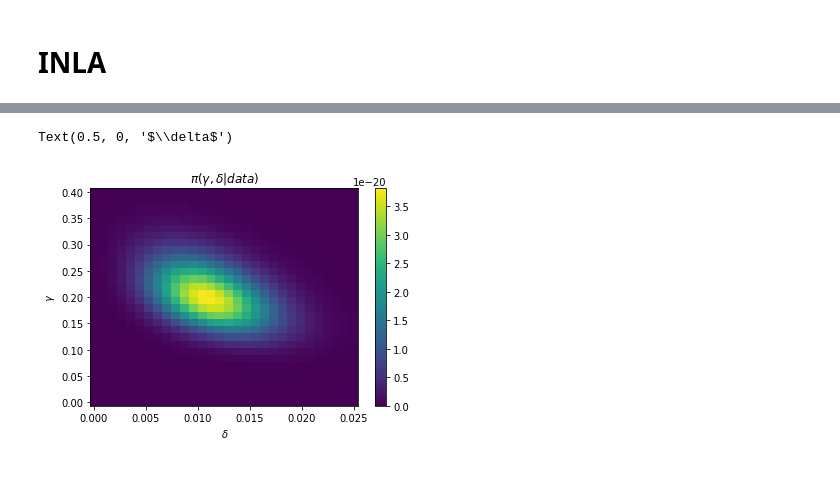
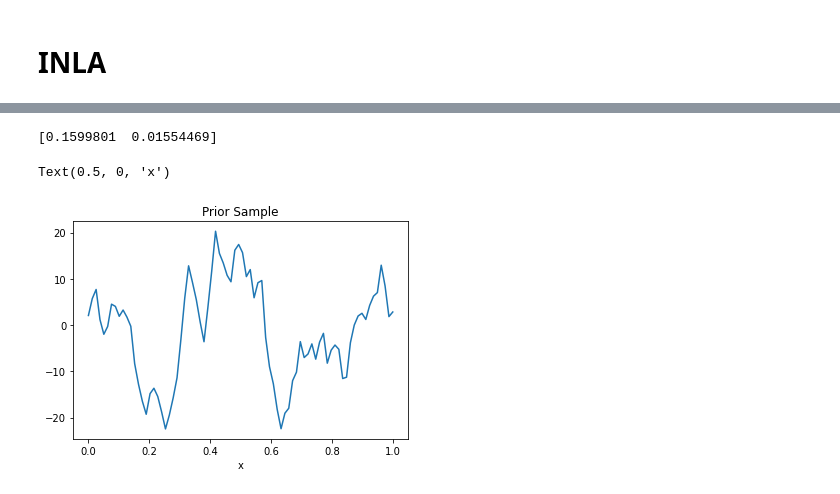
Before and after one commit to soniareilly/PDE_INLA, a Jupyter notebook: 1D_example_two_parameters_INLA.ipynb, the cells around one changed output, grey strips where cells are left out. Drawn from its saved outputs; the diff is of its cells as text; code cells hidden in the pictures.

```diff
--- a/1D_example_two_parameters_INLA.ipynb
+++ b/1D_example_two_parameters_INLA.ipynb
@@ -143,10 +140,31 @@ Text(0.5, 0, '$\\delta$')
-# %%
-# plot pi(gamma, delta | data)
-plt.pcolormesh(del_range,gam_range,np.exp(-neglogpi))
-plt.colorbar()
-plt.title(r'$\pi(\gamma, \delta | data)$')
-plt.ylabel(r'$\gamma$')
-plt.xlabel(r'$\delta$')
-# %% [output]
-Text(0.5, 0, '$\\delta$')
-[figure, removed]
+# %%
+def neglogpi_helper(theta):
+    logpi,det,pri,uQu = logpi_gamma_delta(theta[0],theta[1], lam, A, observed_data)
+    return -logpi
+theta0 = np.array([1, 1])
+theta_opt = opt.minimize(neglogpi_helper,theta0,method='Nelder-Mead')
+
+theta_MAP = theta_opt.x
+print(theta_MAP)
+# %% [output]
+[0.1599801  0.01554469]
+# %%
+# sample from prior
+# demonstrates that the smoothness and magnitude of samples with the recovered gamma and delta
+# resemble the original function
+delta = theta_MAP[1]
+gamma = theta_MAP[0]
+
+Lap = 2*np.diag(np.ones(N)) - np.diag(np.ones(N-1), k=1) - np.diag(np.ones(N-1), k=-1)
+Id = np.diag(np.ones(N))
+L = delta*Id + gamma*Lap
+# L = np.dot(L,L) # skip squaring it and taking the Cholesky decomposition since that's redundant
+# K = np.linalg.cholesky(L)
+w = np.linalg.solve(L,np.random.randn(N))
+
+plt.plot(x,w)
+plt.title('Prior Sample')
+plt.xlabel('x')
+# %% [output]
+Text(0.5, 0, 'x')
+[figure, added]
```
Also changed, not shown: parts of 14 cells of this notebook, 11 other files.
